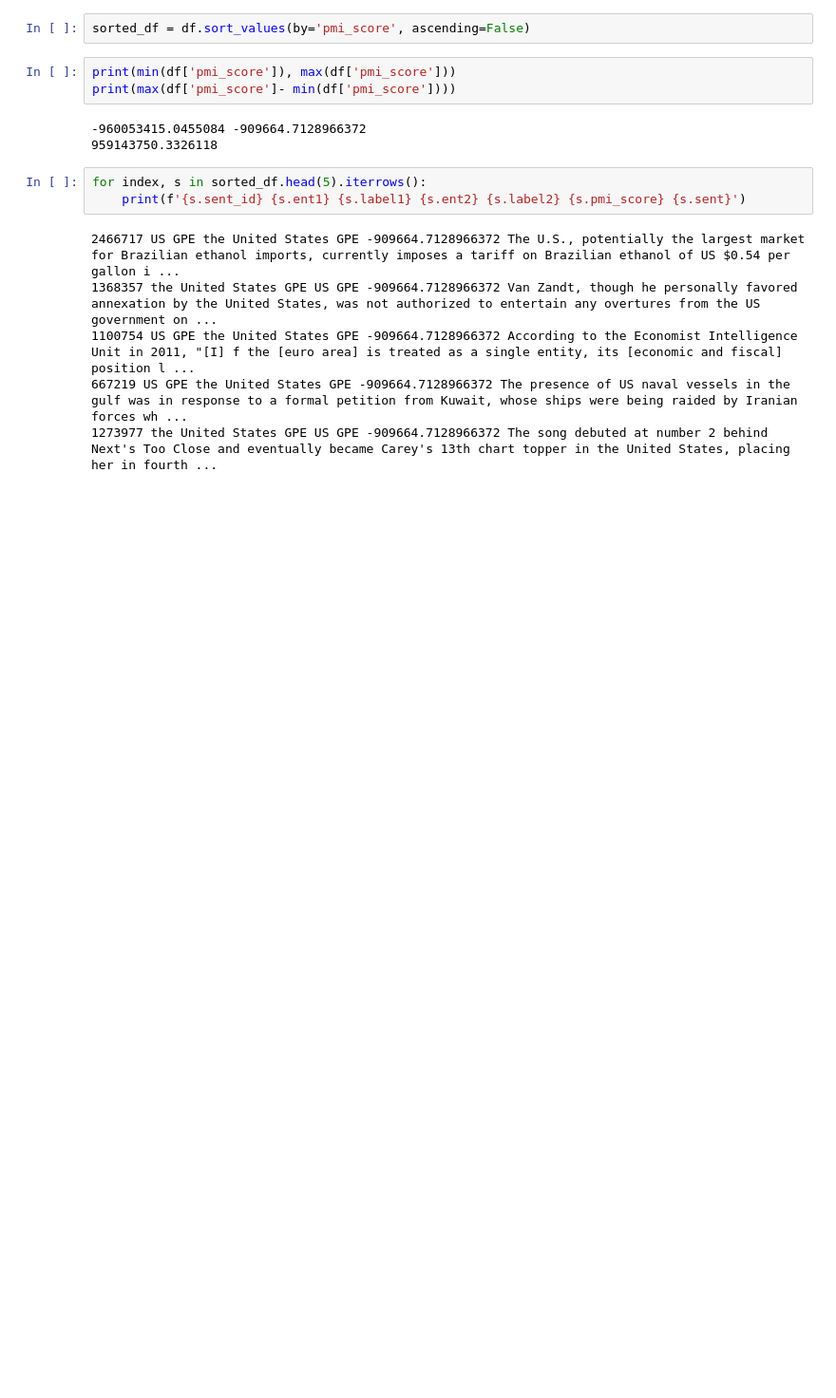
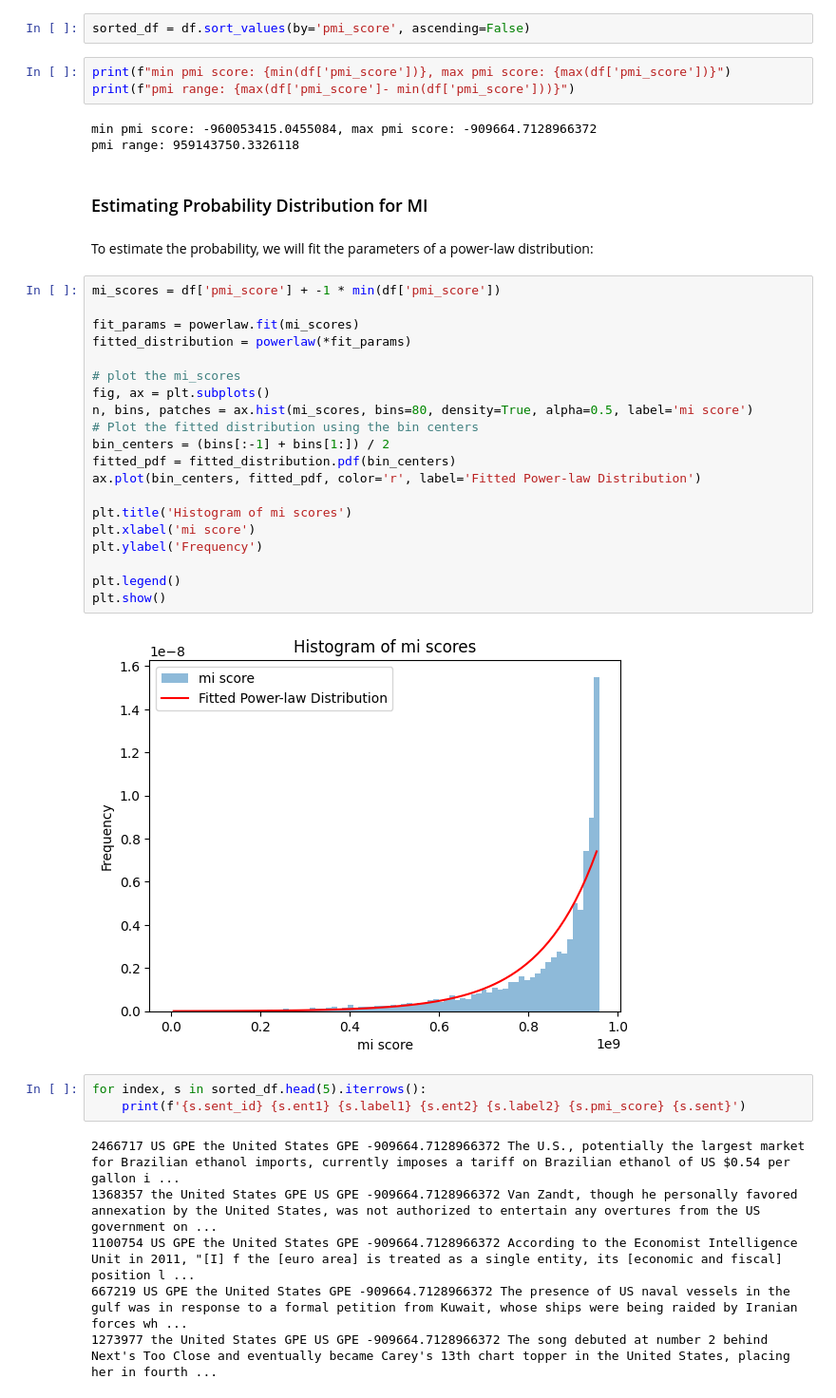
Before and after one commit to mhornstein/NESRR, a Jupyter notebook: 3 EDA/EDA.ipynb, the cells around one changed output. Shown at 95% size. Drawn from its saved outputs; the diff is of its cells as text; blank space fills up the shorter version.

```diff
--- a/3 EDA/EDA.ipynb
+++ b/3 EDA/EDA.ipynb
@@ -207,11 +210,37 @@ Text(0.5, 1.0, 'PMI distribution')
 # %%
 sorted_df = df.sort_values(by='pmi_score', ascending=False)
 # %%
-print(min(df['pmi_score']), max(df['pmi_score']))
-print(max(df['pmi_score']- min(df['pmi_score'])))
+print(f"min pmi score: {min(df['pmi_score'])}, max pmi score: {max(df['pmi_score'])}")
+print(f"pmi range: {max(df['pmi_score']- min(df['pmi_score']))}")
 # %% [output]
--960053415.0455084 -909664.7128966372
-959143750.3326118
+min pmi score: -960053415.0455084, max pmi score: -909664.7128966372
+pmi range: 959143750.3326118
+# %% [markdown]
+### Estimating Probability Distribution for MI
+# %% [markdown]
+To estimate the probability, we will fit the parameters of a power-law distribution:
+# %%
+mi_scores = df['pmi_score'] + -1 * min(df['pmi_score'])
+
+fit_params = powerlaw.fit(mi_scores)
+fitted_distribution = powerlaw(*fit_params)
+
+# plot the mi_scores
+fig, ax = plt.subplots()
+n, bins, patches = ax.hist(mi_scores, bins=80, density=True, alpha=0.5, label='mi score')
+# Plot the fitted distribution using the bin centers
+bin_centers = (bins[:-1] + bins[1:]) / 2
+fitted_pdf = fitted_distribution.pdf(bin_centers)
+ax.plot(bin_centers, fitted_pdf, color='r', label='Fitted Power-law Distribution')
+
+plt.title('Histogram of mi scores')
+plt.xlabel('mi score')
+plt.ylabel('Frequency')
+
+plt.legend()
+plt.show()
+# %% [output]
+[figure, added]
 # %%
 for index, s in sorted_df.head(5).iterrows():
     print(f'{s.sent_id} {s.ent1} {s.label1} {s.ent2} {s.label2} {s.pmi_score} {s.sent}')
```
Also changed, not shown: parts of 9 cells of this notebook.
